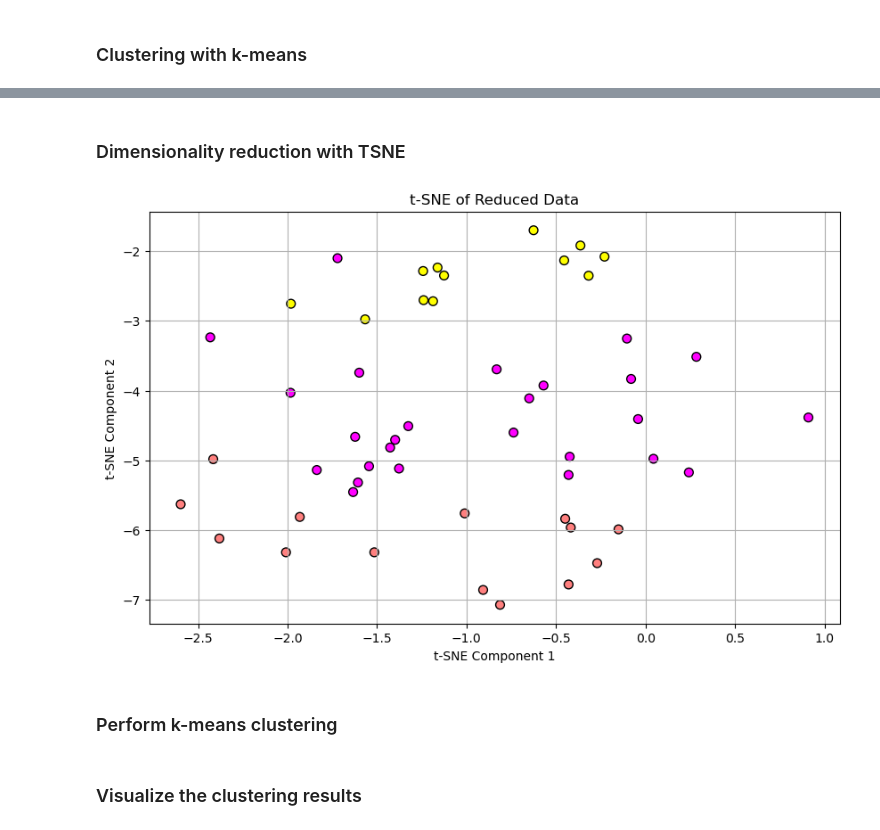
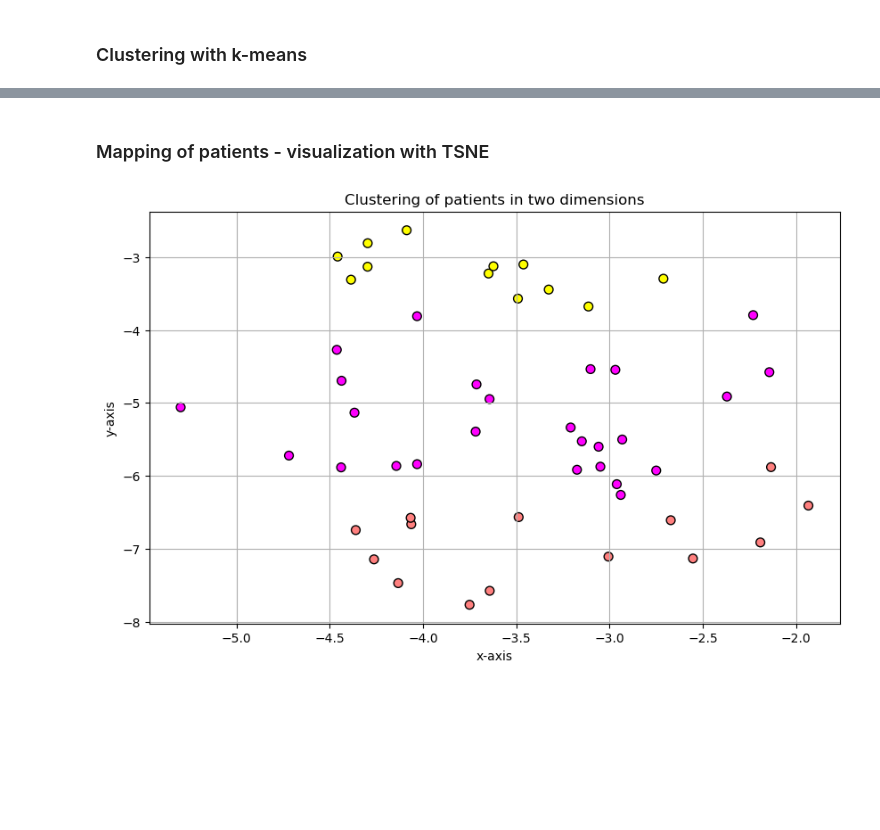
Before and after one commit to 4legalf/complex-systems-project, a Jupyter notebook: notebooks/Clustering.ipynb, the cells around one changed output, grey strips where cells are left out. Saved outputs shown, nothing was run; the diff lists cells and outputs as text; code cells hidden in the pictures; blank space fills up the shorter version.

```diff
--- a/notebooks/Clustering.ipynb
+++ b/notebooks/Clustering.ipynb
@@ -96,22 +88,3 @@ pca = PCA(n_components=num_components)  # Adjust the number of components as nee
 reduced_data = pca.fit_transform(flattened_arrays)
 # %% [markdown]
 ### Clustering with k-means
-# %%
-flattened_arrays = [array.flatten() for array in arrays]
-# Use the Elbow Method to find the optimal number of clusters
-inertia = []
-cluster_range = range(1, 11)  # Test cluster sizes from 1 to 10
-
-for k in cluster_range:
-    kmeans = KMeans(n_clusters=k, random_state=42)
-    kmeans.fit(flattened_arrays)
-    inertia.append(kmeans.inertia_)
-
-# Plot the Elbow Curve
-plt.figure(figsize=(10, 6))
-plt.plot(cluster_range, inertia, marker='o', linestyle='--')
-plt.title('Elbow Method for Optimal Number of Clusters')
-plt.xlabel('Number of Clusters')
-plt.ylabel('Inertia')
-plt.grid()
-plt.show()
@@ -119,0 +91,18 @@ plt.show()
+# %%
+# Use the Elbow Method to find the optimal number of clusters
+inertia = []
+cluster_range = range(1, 11)  # Test cluster sizes from 1 to 10
+
+for k in cluster_range:
+    kmeans = KMeans(n_clusters=k, random_state=42)
+    kmeans.fit(reduced_data)
+    inertia.append(kmeans.inertia_)
+
+# Plot the Elbow Curve
+plt.figure(figsize=(10, 6))
+plt.plot(cluster_range, inertia, marker='o', linestyle='--')
+plt.title('Elbow Method for Optimal Number of Clusters')
+plt.xlabel('Number of Clusters')
+plt.ylabel('Inertia')
+plt.grid()
+plt.show()
@@ -148,22 +132,18 @@ patient_index
 # %% [markdown]
-### Dimensionality reduction with TSNE
+### Mapping of patients - visualization with TSNE
 # %%
 # Reduce dimensionality using TSNE
 from sklearn.manifold import TSNE
 tsne = TSNE(n_components=2, random_state=42)
-flattened_ndarray = np.array(flattened_arrays)
+flattened_ndarray = np.array(reduced_data)
 reduced_data_tsne = tsne.fit_transform(flattened_ndarray)
 # Plot the reduced data
 plt.figure(figsize=(10, 6))
 plt.scatter(reduced_data_tsne[:, 0], reduced_data_tsne[:, 1], c=clusters, cmap='spring', marker='o', edgecolor='k', s=50)
-plt.title('t-SNE of Reduced Data')
-plt.xlabel('t-SNE Component 1')
-plt.ylabel('t-SNE Component 2')
+plt.title('Clustering of patients in two dimensions')
+plt.xlabel('x-axis')
+plt.ylabel('y-axis')
 plt.grid()
 plt.show()
 # %% [output]
-[figure, old version]
+[figure, new version]
-# %% [markdown]
-### Perform k-means clustering
-# %% [markdown]
-### Visualize the clustering results
```
Also changed, not shown: parts of 23 cells of this notebook, 1 other file.
